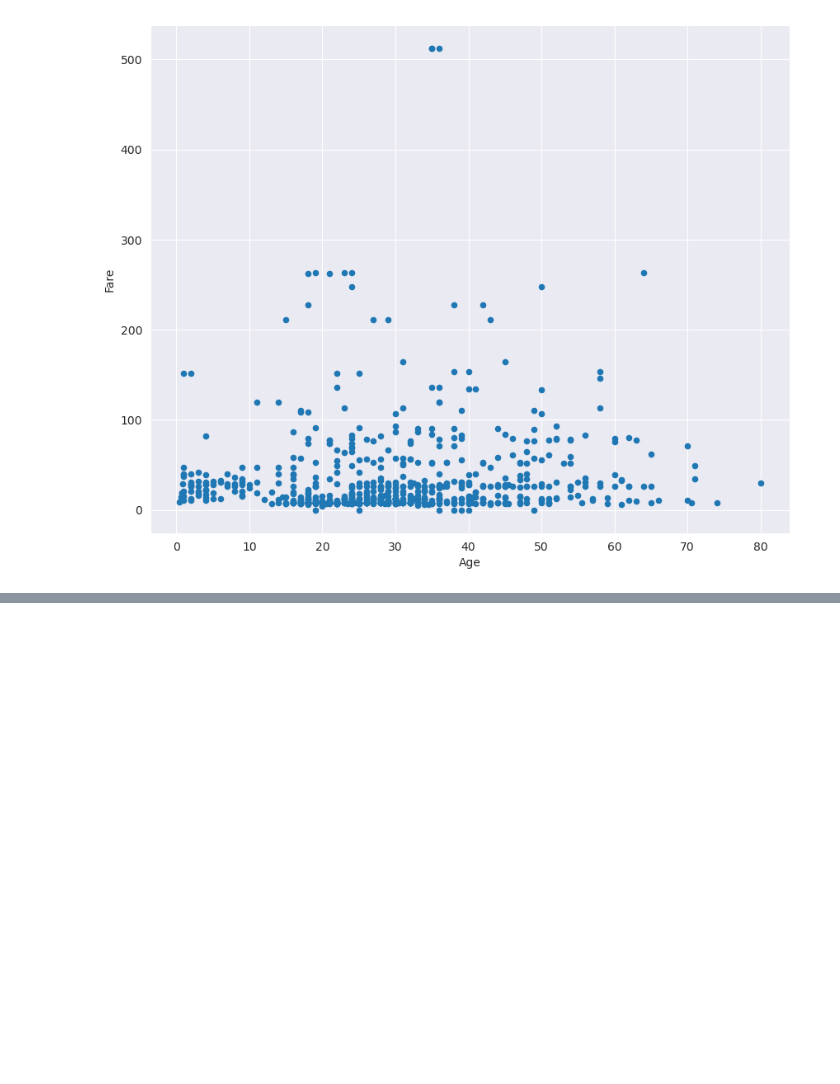
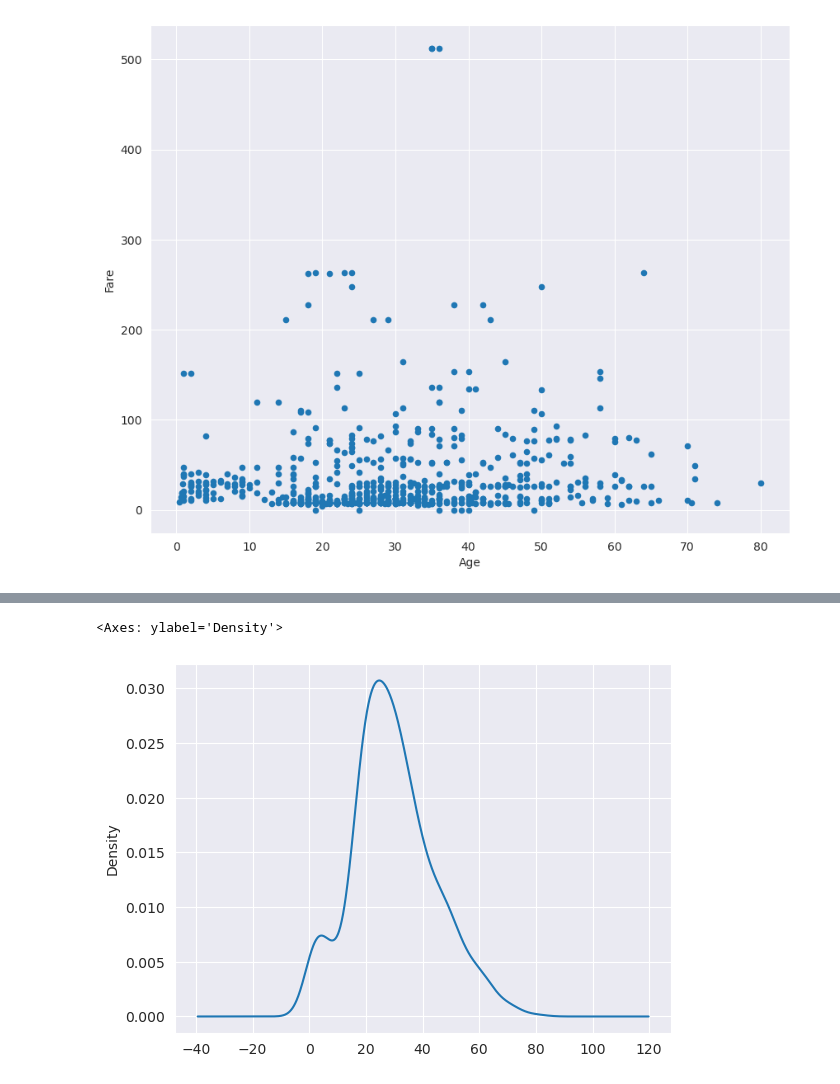
Before and after one commit to MDVR9980/DataScience, a Jupyter notebook: Vis/Vis_001.ipynb, the cells around one changed output, grey strips where cells are left out. Saved outputs shown, nothing was run; the diff lists cells and outputs as text; code cells hidden in the pictures; blank space fills up the shorter version.

```diff
--- a/Vis/Vis_001.ipynb
+++ b/Vis/Vis_001.ipynb
@@ -73,0 +88,5 @@ data.plot.hexbin(x='Age', y='Pclass', gridsize=30, figsize=(10, 8))
+# %%
+data['Age'].plot.kde()
+# %% [output]
+<Axes: ylabel='Density'>
+[figure, added]
```
Also changed, not shown: parts of 13 cells of this notebook.
